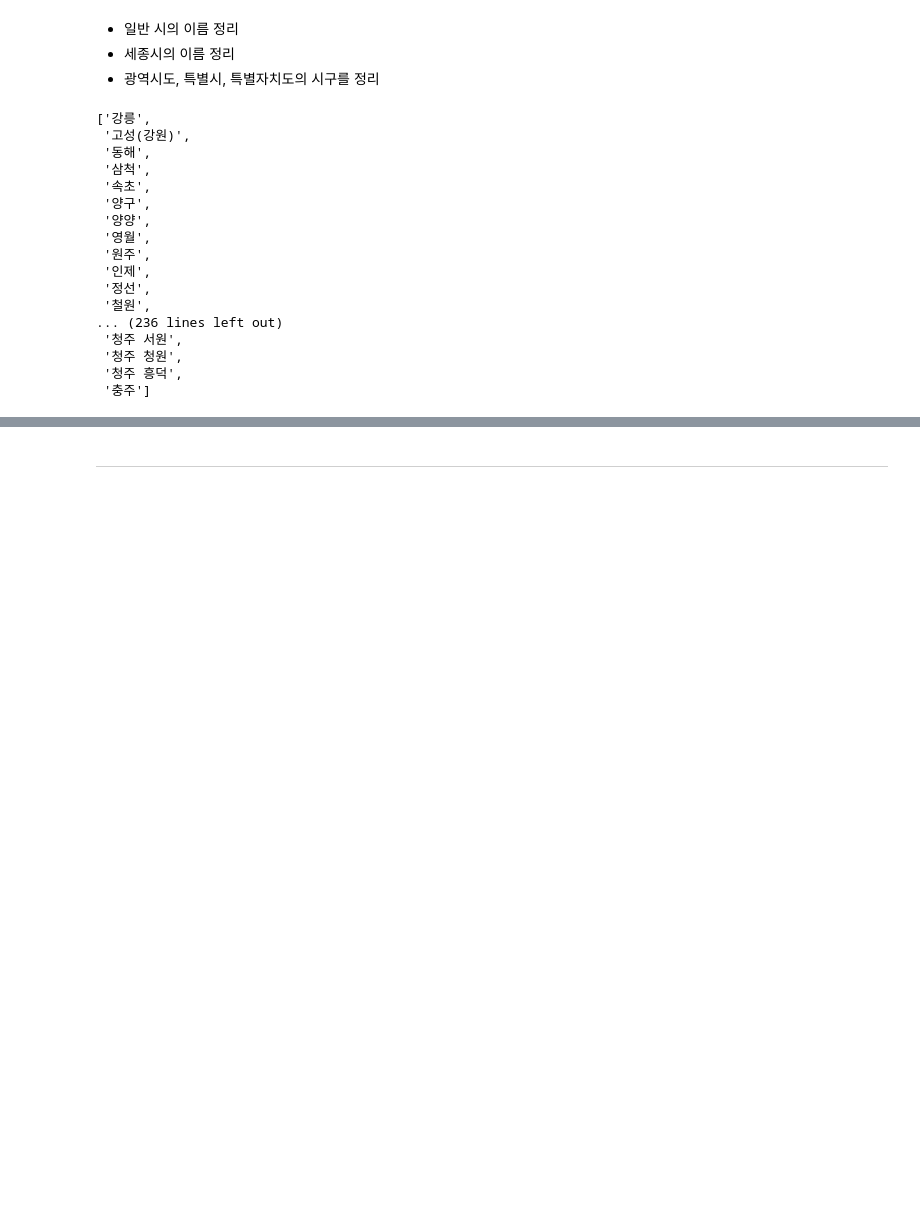
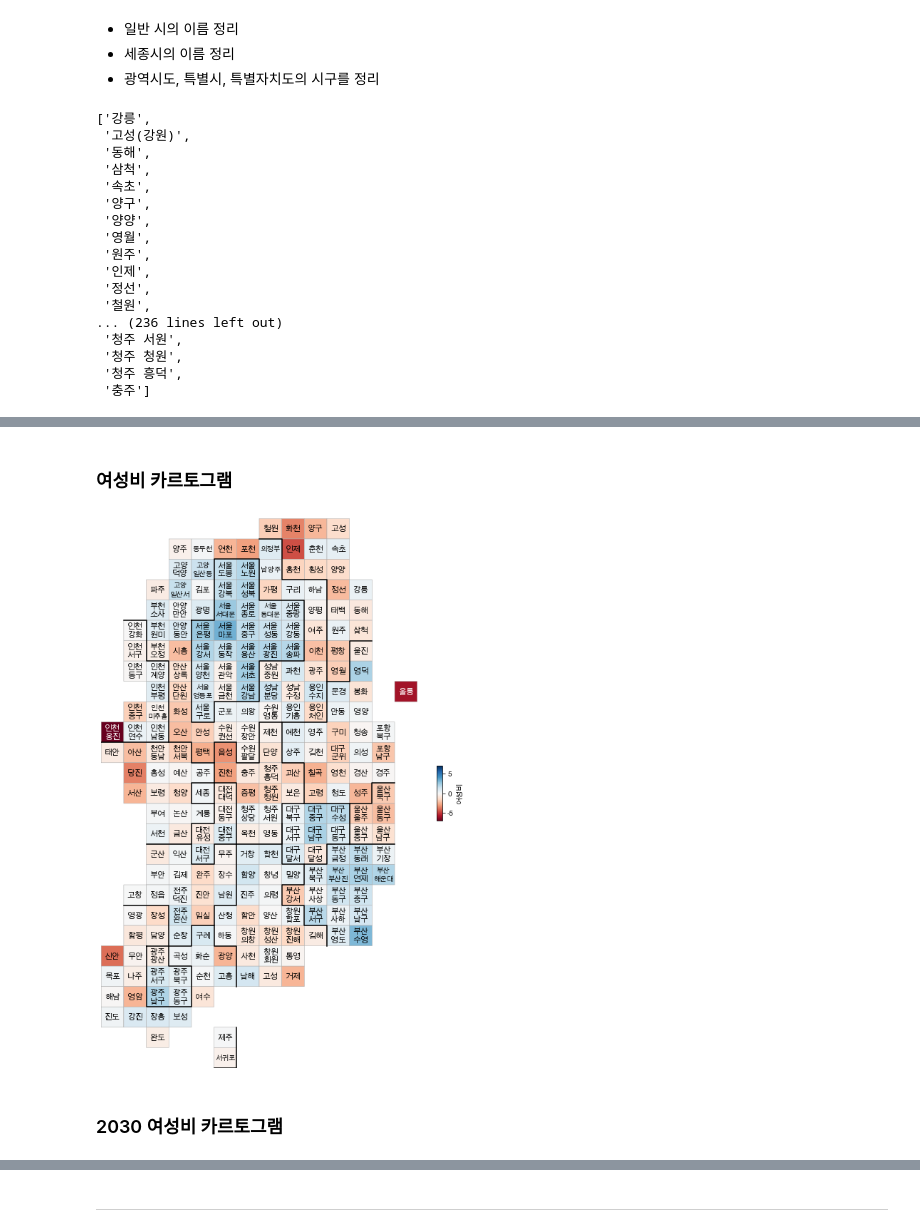
Before and after one commit to solpinetree/ds_study, a Jupyter notebook: source_code/07. Population.ipynb, the cells around one changed output, grey strips where cells are left out. Drawn from its saved outputs; the diff is of its cells as text; code cells hidden in the pictures; blank space fills up the shorter version.

```diff
--- a/source_code/07. Population.ipynb
+++ b/source_code/07. Population.ipynb
@@ -457,0 +772,11 @@ pop.head()
+# %% [markdown]
+<a id="카르토그램3"></a>
+### 여성비 카르토그램
+# %%
+pop["여성비"] = (pop["인구수여자"] / pop["인구수합계"] - 0.5) * 100
+drawKorea("여성비", pop, "RdBu", True)
+# %% [output]
+[figure, added]
+# %% [markdown]
+<a id="카르토그램4"></a>
+### 2030 여성비 카르토그램
```
Also changed, not shown: parts of 54 cells of this notebook, 2 other files.
